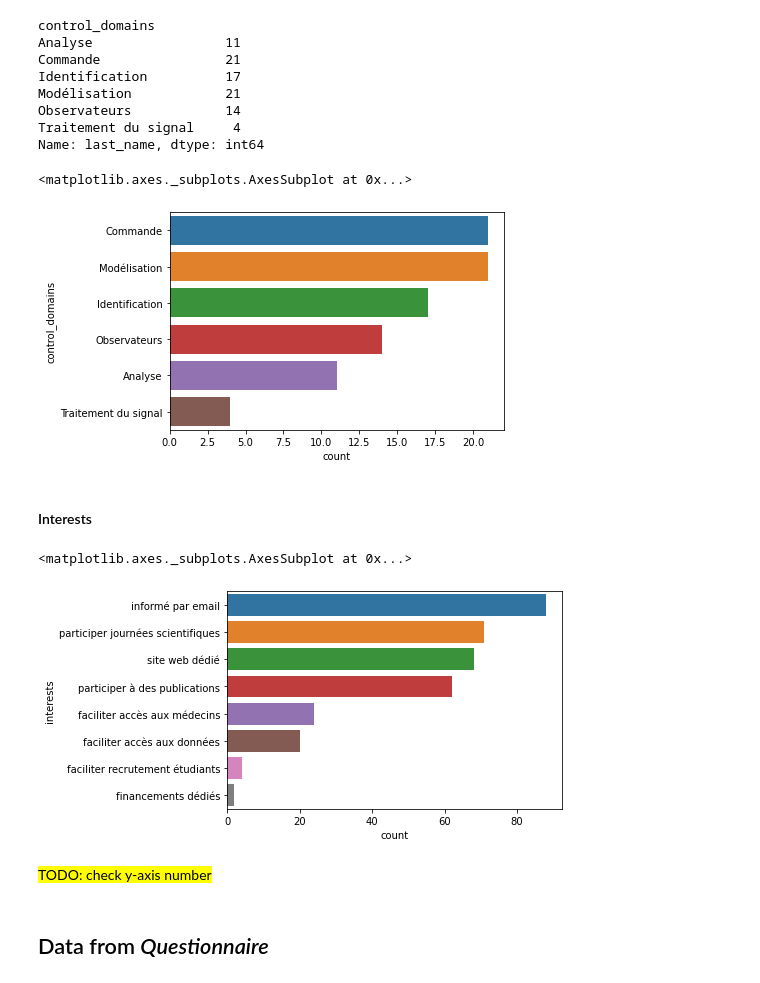
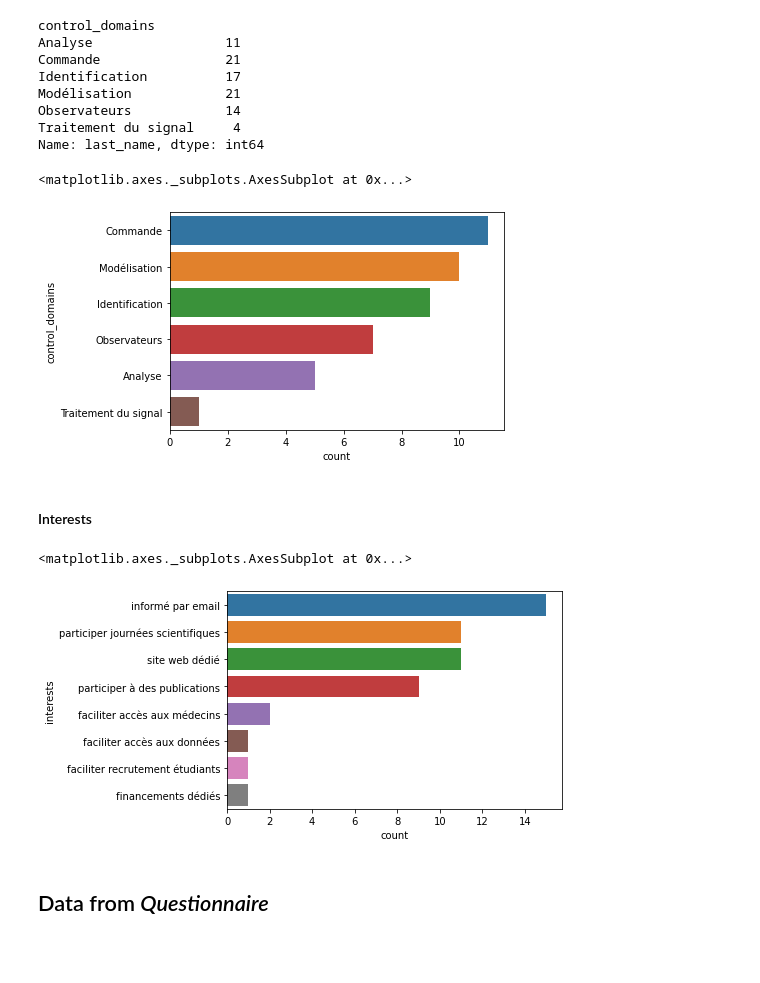
Before and after one commit to neuro-team-femto/auto_sante, a Jupyter notebook: analysis.ipynb, the cells around one changed output. Drawn from its saved outputs; the diff is of its cells as text; code cells hidden in the pictures; blank space fills up the shorter version.

```diff
--- a/analysis.ipynb
+++ b/analysis.ipynb
@@ -91,13 +95,17 @@ Observateurs            14
 Traitement du signal     4
 Name: last_name, dtype: int64
 # %%
+# count nb of unique last_name per domain
+# (removing duplicate entries for each last_name x domain, which correspond to distinct interests, methods etc.)
+# and sort by decreasing count
+
 sns.countplot(y="control_domains",
-              order = manifest_df.groupby(['control_domains']).last_name.count().reset_index().sort_values(by='last_name',
+              order = manifest_df.groupby(['control_domains']).last_name.nunique().reset_index().sort_values(by='last_name',
                                                                                                      ascending=False).control_domains,
-              data=manifest_df)
+              data=manifest_df.drop_duplicates(subset=['last_name','control_domains'], keep='first'))
 # %% [output]
 <matplotlib.axes._subplots.AxesSubplot at 0x...>
-[figure, old version]
+[figure, new version]
 # %% [markdown]
 #### Interests
 # %%
@@ -128,15 +136,17 @@ manifest_df.interests = manifest_df.interests.apply(lambda row: rename_interests
 # drop nans
 manifest_df = manifest_df.dropna(subset=['interests'])
 # %%
+# count nb of unique last_name per interest
+# (removing duplicate entries for each last_name x interest, which correspond to distinct clinical domains and methods)
+# and sort by decreasing count
+
 sns.countplot(y="interests",
               order = manifest_df.groupby(['interests']).last_name.nunique().reset_index().sort_values(by='last_name',
                                                                                                      ascending=False).interests,
-              data=manifest_df)
+              data=manifest_df.drop_duplicates(subset=['last_name','interests'], keep='first'))
 # %% [output]
 <matplotlib.axes._subplots.AxesSubplot at 0x...>
-[figure, old version]
+[figure, new version]
-# %% [markdown]
-<mark> TODO: check y-axis number </mark>
 # %% [markdown]
 ## Data from _Questionnaire_
 # %%
```
Also changed, not shown: parts of 16 cells of this notebook.
